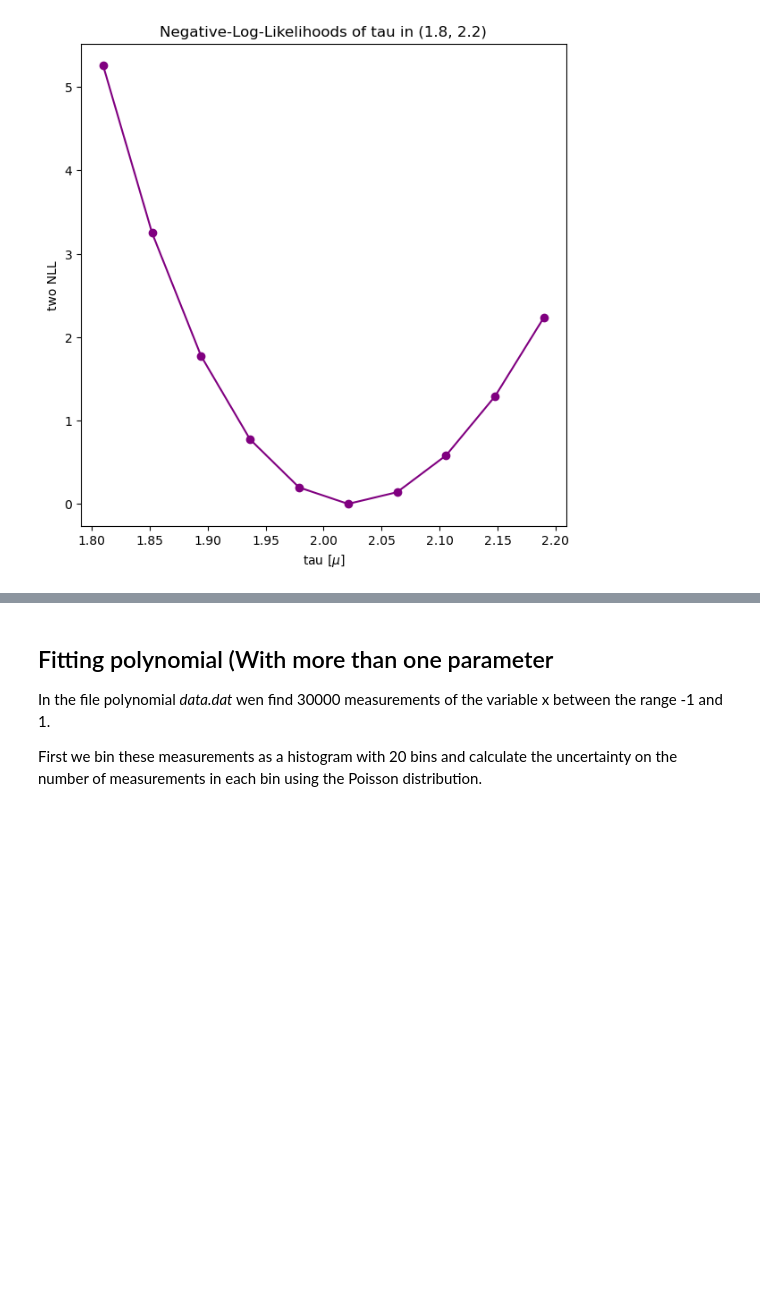
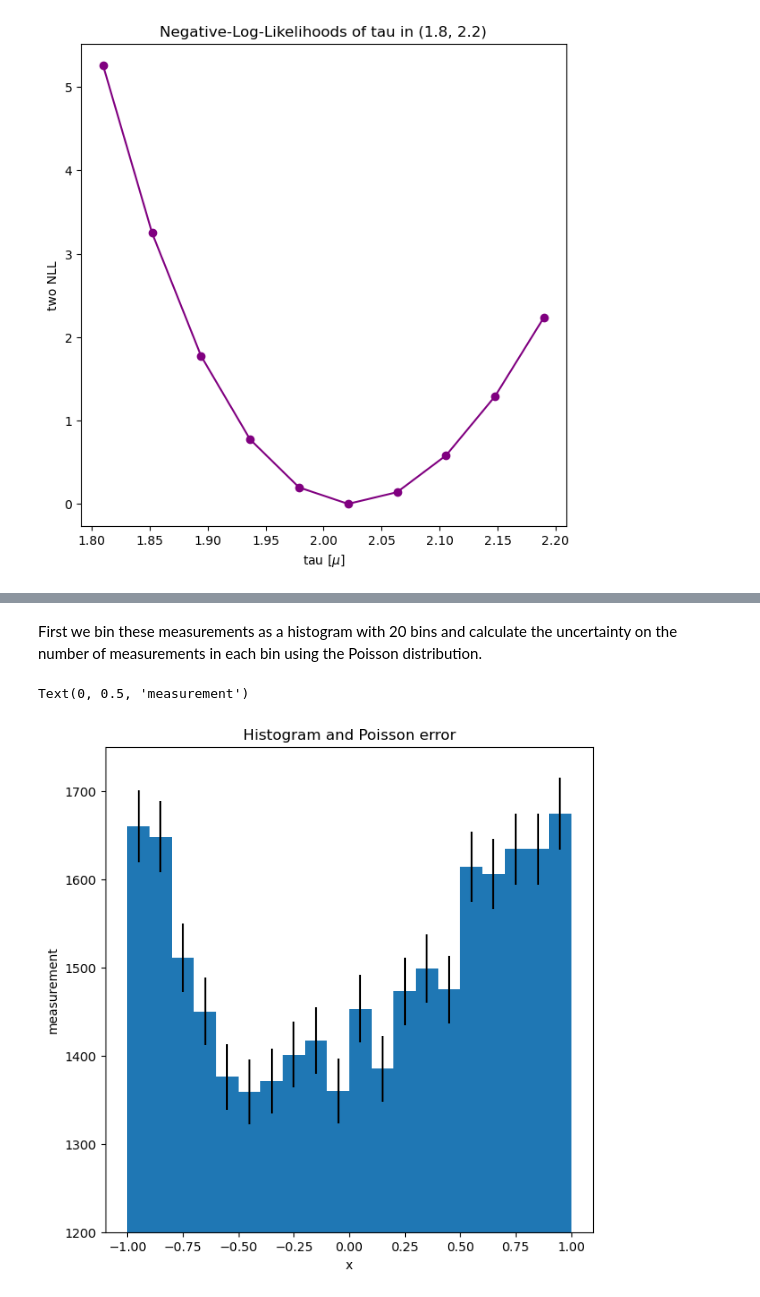
Before and after one commit to pascalbartschi/DataScience-Portfolio, a Jupyter notebook: 02-statistical-analysis-modelling/maximum_likelihood/maximum_likelihood.ipynb, the cells around one changed output, grey strips where cells are left out. Saved outputs shown, nothing was run; the diff lists cells and outputs as text; code cells hidden in the pictures; blank space fills up the shorter version.

```diff
--- a/02-statistical-analysis-modelling/maximum_likelihood/maximum_likelihood.ipynb
+++ b/02-statistical-analysis-modelling/maximum_likelihood/maximum_likelihood.ipynb
@@ -167,5 +262,22 @@ NameError: name 'binned_2nll' is not defined
+# %%
+data = np.loadtxt("polynomial_data.txt")
 # %% [markdown]
-## Fitting polynomial (With more than one parameter
-In the file polynomial *data.dat* wen find 30000 measurements of the variable x between the range -1 and 1.
-
 First we bin these measurements as a histogram with 20 bins and calculate the uncertainty on the number of measurements in each bin using the Poisson distribution.
+# %%
+    counts, edges = np.histogram(data, bins=20)
+    bincenters = 0.5 * (edges[1:] + edges[:-1])
+    binwidths = np.array([edges[i] - edges[i - 1] for i in range(len(edges))])
+
+    # plot the histogram
+
+    fig, ax = plt.subplots(1, 1, figsize=(7, 7))
+
+    ax.bar(bincenters, counts, binwidths[1:], yerr = counts ** 0.5) # apply N square rule for poisson errors
+    ax.set_title("Histogram and Poisson error")
+    ax.set_ylim(1200, 1750)
+    ax.set_xlabel("x")
+    ax.set_ylabel("measurement")
+    # ax.legend()
+# %% [output]
+Text(0, 0.5, 'measurement')
+[figure, added]
```
Also changed, not shown: parts of 22 cells of this notebook, 13 other files.
